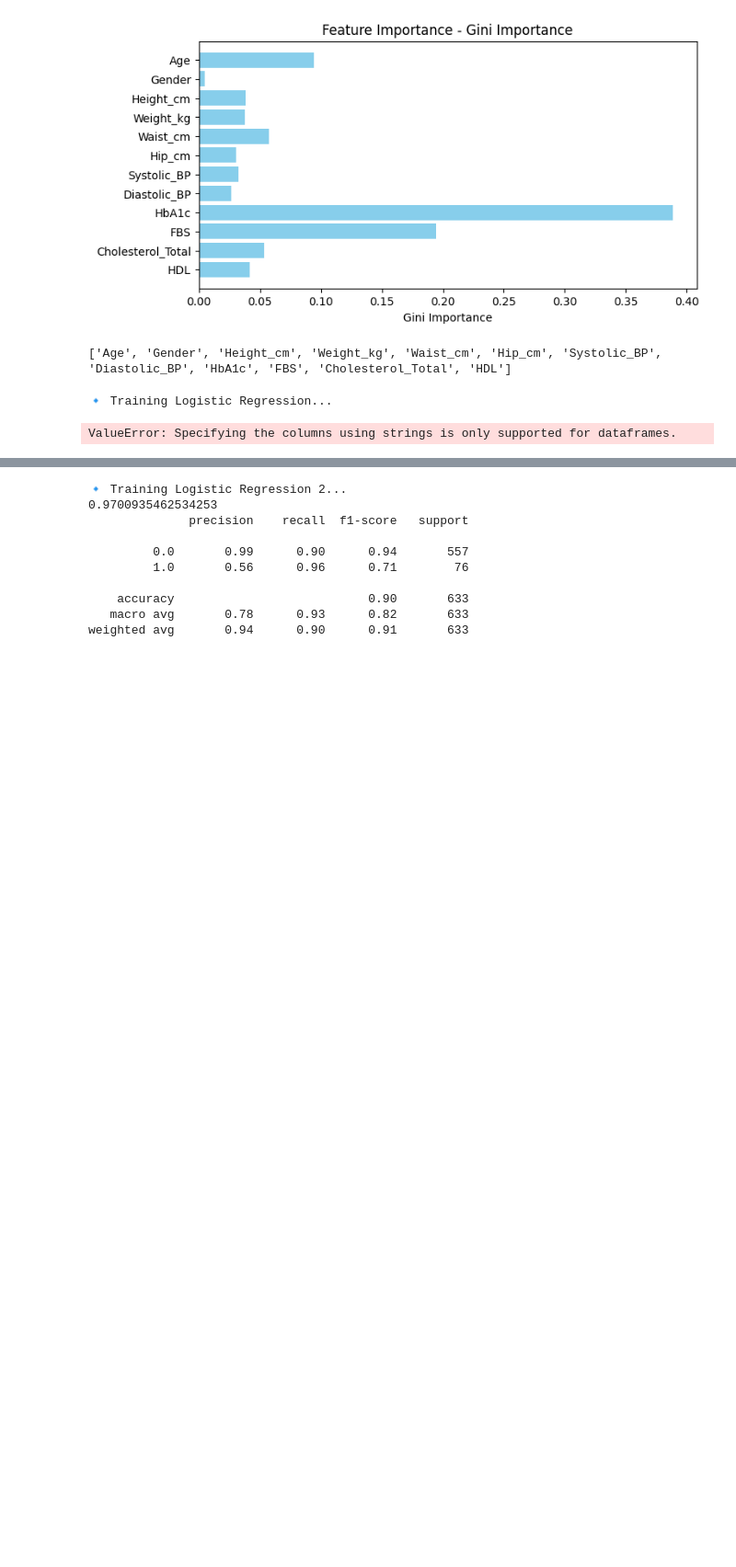
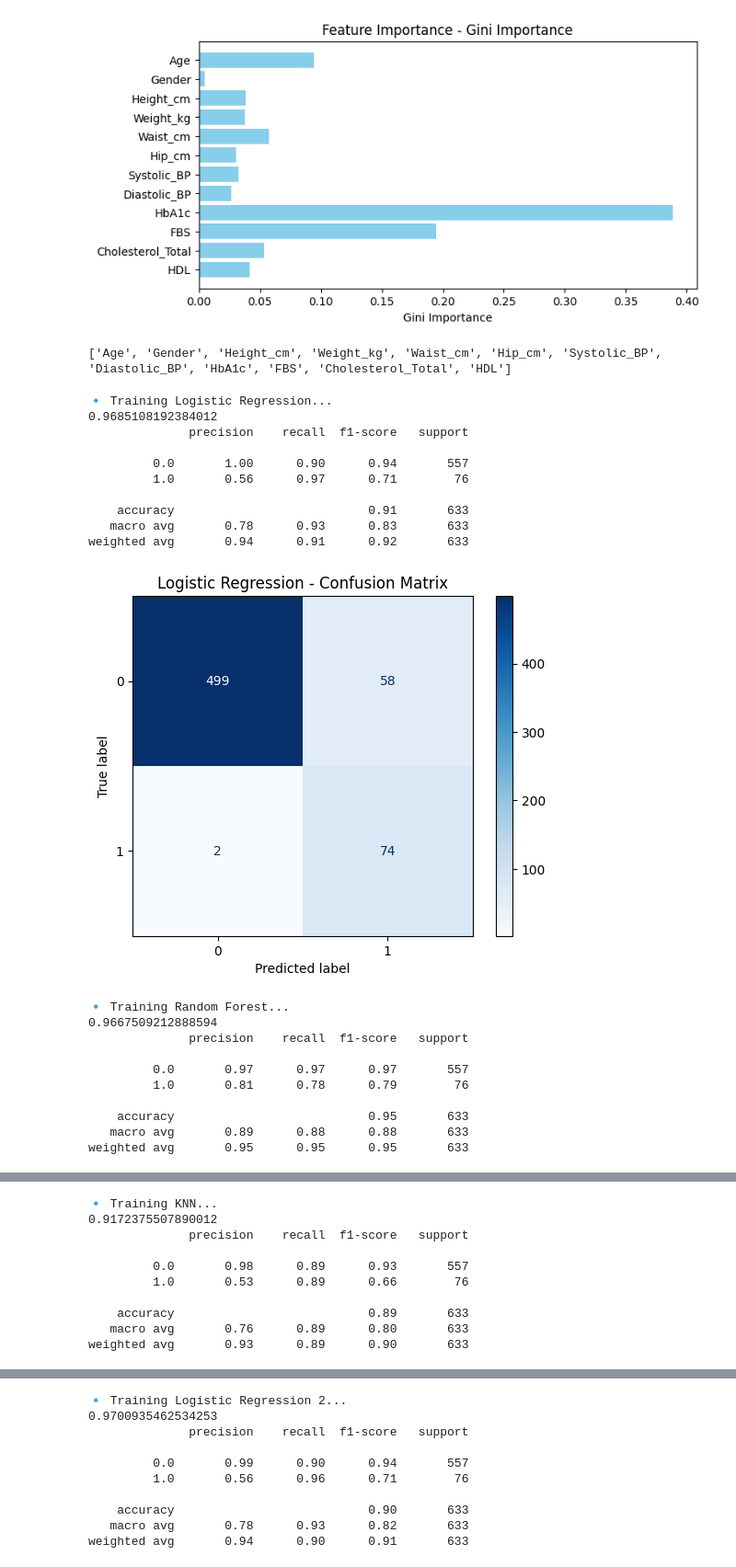
Before and after one commit to Jarmen24/thesis_diabetes, a Jupyter notebook: train_data.ipynb, the cells around one changed output, grey strips where cells are left out. Shown at 92% size. Drawn from its saved outputs; the diff is of its cells as text; code cells hidden in the pictures; blank space fills up the shorter version.

Commit message:
fix: logistic regression

```diff
--- a/train_data.ipynb
+++ b/train_data.ipynb
@@ -412,7 +412,7 @@ models = {
 }
 # %%
 
-def train_and_evaluate_model(models, X_train_res, y_train_res, X_valid_scaled, y_valid):
+def train_and_evaluate_model(models, X_train, y_train, X_valid, y_valid):
 
     for name, model in models.items():
         print(f"\n🔹 Training {name}...")
@@ -429,10 +429,10 @@ def train_and_evaluate_model(models, X_train_res, y_train_res, X_valid_scaled, y
               ('model', model)
           ])
 
-        pipe.fit(X_train_res, y_train_res)
+        pipe.fit(X_train, y_train)
 
-        y_pred = pipe.predict(X_valid_scaled)
-        y_proba = pipe.predict_proba(X_valid_scaled)[:, 1]
+        y_pred = pipe.predict(X_valid)
+        y_proba = pipe.predict_proba(X_valid)[:, 1]
 
         print(roc_auc_score(y_valid, y_proba))
         print(classification_report(y_valid, y_pred, digits=2))
@@ -442,8 +442,27 @@ def train_and_evaluate_model(models, X_train_res, y_train_res, X_valid_scaled, y
         disp.plot(cmap='Blues')
         plt.title(f"{name} - Confusion Matrix")
         plt.show()
-
-train_and_evaluate_model(models, X_train_res, y_train_res, X_valid_scaled, y_valid)
-# %% [output]
-🔹 Training Logistic Regression...
-ValueError: Specifying the columns using strings is only supported for dataframes.
+# %%
+train_and_evaluate_model(models, X_train, y_train, X_valid, y_valid)
+# %% [output]
+🔹 Training Logistic Regression...
+0.9685108192384012
+              precision    recall  f1-score   support
+
+         0.0       1.00      0.90      0.94       557
+         1.0       0.56      0.97      0.71        76
+
+    accuracy                           0.91       633
+   macro avg       0.78      0.93      0.83       633
+weighted avg       0.94      0.91      0.92       633
+[figure, added]
+🔹 Training Random Forest...
+0.9667509212888594
+              precision    recall  f1-score   support
+
+         0.0       0.97      0.97      0.97       557
+         1.0       0.81      0.78      0.79        76
+
+    accuracy                           0.95       633
+   macro avg       0.89      0.88      0.88       633
+weighted avg       0.95      0.95      0.95       633
@@ -449,0 +470,10 @@ ValueError: Specifying the columns using strings is only supported for dataframe
+🔹 Training KNN...
+0.9172375507890012
+              precision    recall  f1-score   support
+
+         0.0       0.98      0.89      0.93       557
+         1.0       0.53      0.89      0.66        76
+
+    accuracy                           0.89       633
+   macro avg       0.76      0.89      0.80       633
+weighted avg       0.93      0.89      0.90       633
```
Also changed, not shown: parts of 3 cells of this notebook.
